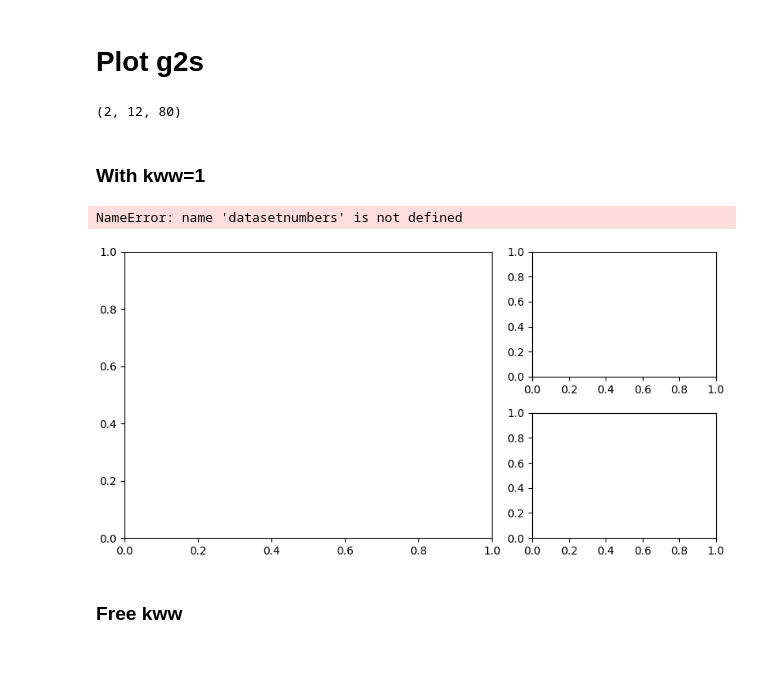
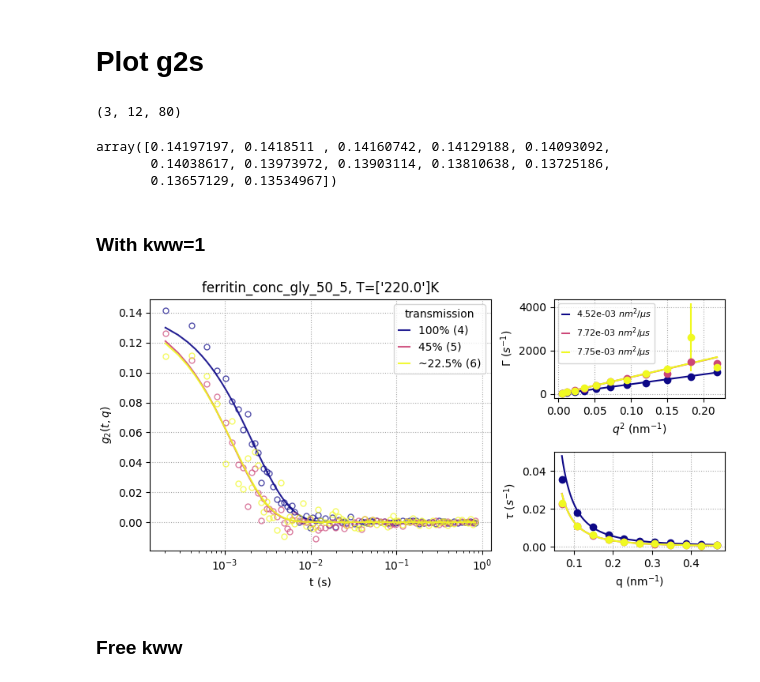
Before and after one commit to maddalenabin/id10-ferritin-2022, a Jupyter notebook: 01-notebooks/03-fluxes-220K.ipynb, the cells around one changed output. Drawn from its saved outputs; the diff is of its cells as text; code cells hidden in the pictures.

Commit message:
updated flux analysis with new contrast

```diff
--- a/01-notebooks/03-fluxes-220K.ipynb
+++ b/01-notebooks/03-fluxes-220K.ipynb
@@ -39,15 +54,16 @@ runs = ['ferritin_conc_gly_50_5_0004', 'ferritin_conc_gly_50_6_0005']
 # %%
-T, Tr = np.empty(len(runs)), np.empty(len(runs))
+T, Tr = [], []
 
-for i,run in enumerate(runs):
-    filename = h5dir + f'{run}.h5'
+for i,datasetnumber in enumerate(datasetnumbers):
+    filename = h5dir + f'{runname}_{datasetnumber:04d}_filtered.h5'
+
     if os.path.isfile(filename):
-        print("\n", filename, "\nFile exists: ", os.path.isfile(filename))
+        print(filename, "\nFile exists: ", os.path.isfile(filename), "\n")
         info = elog_selected_entries_dict(filename)
         for key in info.keys():
             print("{0:20} {1}".format(key, info[key]))
-        Tr[i] = info['transmission (%)']
-        T[i] = info['Temperature, K']
+        Tr.append(info['transmission (%)'])
+        T.append(info['Temperature, K'])
     else:
-        print(filename, "File exists: False\n")
+        print(filename, "\nFile exists: False")
 # %% [output]
@@ -75,29 +87,36 @@ array([100., 100.])
 # %% [markdown]
 # Plot g2s
 # %%
-def exponential(x, beta, tau, c):
+def exponential(x, beta, tau):
     return np.abs(beta) * np.exp( -2*x/(np.abs(tau)) )
 
-def exponential_kww(x, beta, tau, c, kww):
+def exponential_kww(x, beta, tau, kww):
     return np.abs(beta) * np.exp( -2*(x/(np.abs(tau)))**kww )
 
 def linear(x, m):
     return m*x
 # %%
-filename = h5dir + f'{runs[0]}.h5'
+filename = h5dir + f'{runname}_{datasetnumbers[0]:04d}.h5'
 delay = load_data(filename, 'xpcs/g2s/delay')
 qv = load_data(filename, 'xpcs/g2s/q')
 
 rep = 0
-g2s = np.empty(shape=(len(runs),len(qv),len(delay)))
+g2s = np.empty(shape=(len(datasetnumbers),len(qv),len(delay)))
 
-for i,run in enumerate(runs):
-    filename = h5dir + f'{run}.h5'
+for i,datasetnumber in enumerate(datasetnumbers):
+    filename = h5dir + f'{runname}_{datasetnumber:04d}.h5'
     g2s[i,:,:] = load_data(filename, 'xpcs/g2s/g2s')[rep,:,:]
 
 print(np.shape(g2s))
 # %% [output]
-(2, 12, 80)
+(3, 12, 80)
+# %%
+beta_vs_q = np.load('../03-source/contrast_vs_q.npy')
+beta_vs_q
+# %% [output]
+array([0.14197197, 0.1418511 , 0.14160742, 0.14129188, 0.14093092,
+       0.14038617, 0.13973972, 0.13903114, 0.13810638, 0.13725186,
+       0.13657129, 0.13534967])
 # %% [markdown]
 ### With kww=1
 # %%
@@ -110,52 +129,44 @@ a4 = f.add_subplot(gs[1, 2])
 col = plt.cm.plasma(np.linspace(0,1,len(datasetnumbers)))
 # taus, dtaus = [], []
 qv_sel = 5
+tol = 1e-3
 qv_min, qv_max = 1, len(qv)
 for i in range(len(datasetnumbers)):
+    taus, dtaus = [], []
 
-#     base = 0
-    taus, dtaus = [], []
     for q in range(qv_min, qv_max):
         base = np.average(g2s[i,q,-15:])
-        beta_p0 = 0.14
-        popt,xc,curve,perr = fit(exponential, delay, g2s[i,q,:]-base, p0=[beta_p0,5e-2,1], bounds=[(beta_p0-1e-3,0,0),(beta_p0+1e-3,np.infty,3)])
+        # beta_p0 = 0.14
+        popt,xc,curve,perr = fit(exponential, delay, g2s[i,q,:]-base, p0=[beta_vs_q[i],5e-2], bounds=[(beta_vs_q[i]-tol,0),(beta_vs_q[i]+tol,np.infty)])
         taus.append(popt[1])
         dtaus.append(perr[1])
 
         if q==qv_sel:
             a1.plot(delay, g2s[i,q,:]-base, c=col[i], ls='', marker='o', ms=5, mfc='none', alpha=0.7)
             a1.plot(xc, curve, c=col[i], ls='-', alpha=0.9, label=f'{Tr[i]}% ({datasetnumbers[i]})')
-#             a2.errorbar(qv[i], popt[0], perr[0], c=col[i], ls='', marker='o')
-
-#         popt,xc,curve,perr = fit(exponential, delay, g2s[i,qq,:]-base, p0=[beta_p0,5e-2,1], bounds=[(beta_p0-1e-3,0,0),(beta_p0+1e-3,np.infty,3)])
-#         a1.plot(xc, curve, c=col[i], ls='-', alpha=0.9, label=f'{qv[qq]:.2f}')
-#         a2.errorbar(qv[i], popt[0], perr[0], c='r', ls='', marker='o')
-#         taus.append(popt[1])
-#         dtaus.append(perr[1])
 
     taus, dtaus = np.asarray(taus), np.asarray(dtaus)
     popt,xc,curve,perr = fit(linear, qv[qv_min:qv_max]**2, 1/taus, sigma=dtaus/(taus**2), p0=[5e3])
     a3.plot(xc, curve, c=col[i], label=f'{popt[0]*1e-6:.2e} ${{nm}}^{{2}}$/${{\mu s}}$')
     a4.plot(np.sqrt(xc), 1/curve, c=col[i], label=f'{popt[0]*1e-6:.2e} ${{nm}}^{{2}}$/${{\mu s}}$')
     a3.errorbar(qv[qv_min:qv_max]**2, 1/taus, dtaus/(taus**2), c=col[i], ls='', marker='o')
     a4.plot(qv[qv_min:qv_max], taus, c=col[i], ls='', marker='o')
 
 a1.legend(title=r'transmission', fontsize=10, bbox_to_anchor=[1,1], handlelength=1)
 a1.set_title(f"{runname}, T={T[:-2]}K")
 a1.set_xscale('log')
 a1.set_xlabel(r't (s)')
 a1.set_ylabel(r'$g_2(t,q)$')
 a3.set_xlabel(r'$q^2$ (nm$^{-1}$)')
 a3.set_ylabel(r'$\Gamma$ ($s^{-1}$)')
 a4.set_xlabel(r'q (nm$^{-1}$)')
 a4.set_ylabel(r'$\tau$ ($s^{-1}$)')
 a1.grid(ls=':', alpha=.7)
 a3.grid(ls=':', alpha=.7)
 a4.grid(ls=':', alpha=.7)
 a3.legend(fontsize=8, handlelength=.8);
 # %% [output]
-NameError: name 'datasetnumbers' is not defined
-[figure, old version]
+[figure, new version]
 # %% [markdown]
 ### Free kww
 # %%
```
Also changed, not shown: parts of 8 cells of this notebook.
